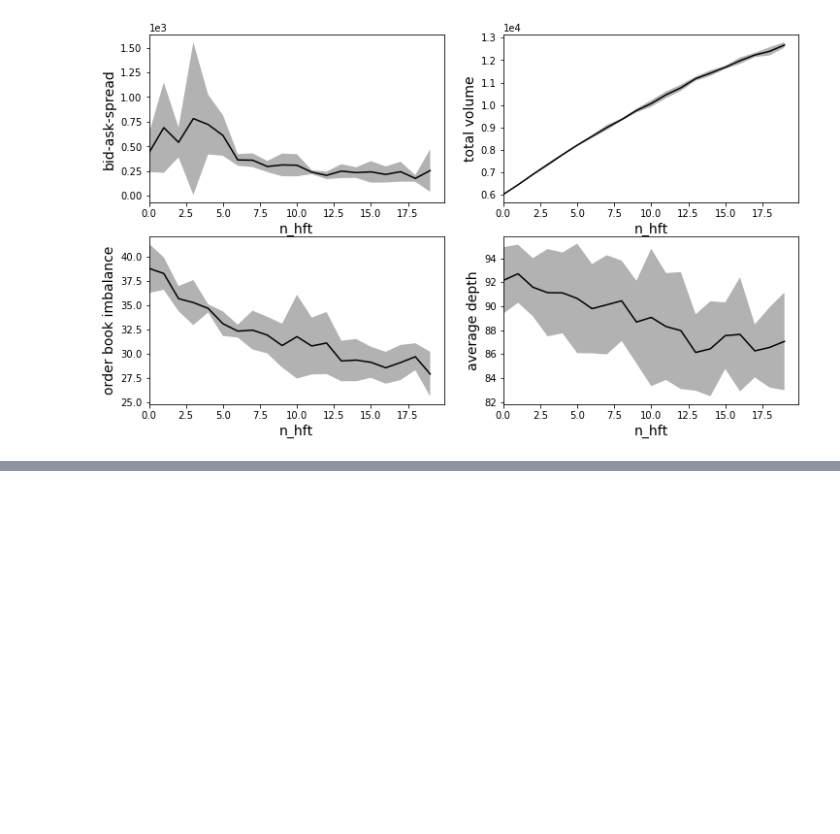
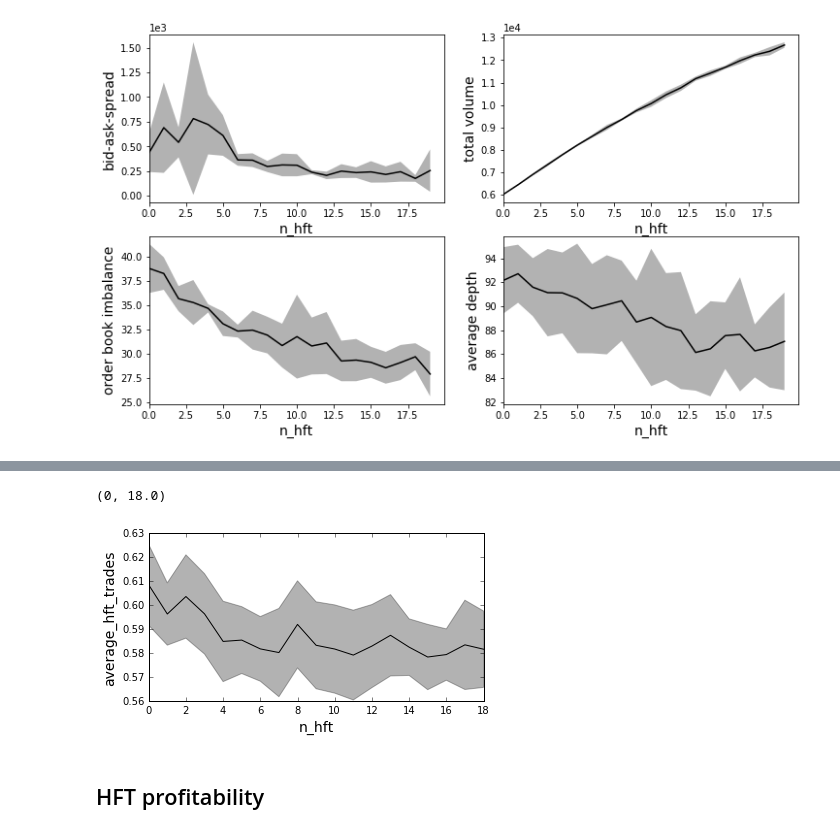
Before and after one commit to joerischasfoort/hfm-abm, a Jupyter notebook: experiments.ipynb, the cells around one changed output, grey strips where cells are left out. Drawn from its saved outputs; the diff is of its cells as text; code cells hidden in the pictures; blank space fills up the shorter version.

```diff
--- a/experiments.ipynb
+++ b/experiments.ipynb
@@ -244,0 +343,42 @@ fig.savefig('predictions.png')
+# %%
+def hft_in_match(match):
+    for buy_sell in match:
+        if 'HFT' in str(buy_sell):
+            return True
+    return False
+# %%
+def prcnt_hft_trading(ob):
+    amount_matched_orders = 0
+    hft_participating_orders = 0
+    for tick in ob.matched_bids_history:
+        amount_matched_orders += len(tick)
+        for match in tick:
+            if hft_in_match(match):
+                hft_participating_orders += 1
+
+    percentage_hft_matches = hft_participating_orders / amount_matched_orders
+    return percentage_hft_matches
+# %%
+def av_perc_hft_trading(obs):
+    percentage_trades_hfm = [prcnt_hft_trading(ob) for ob in obs]
+    return np.mean(percentage_trades_hfm), np.std(percentage_trades_hfm)
+# %%
+average_hft_trades = [av_perc_hft_trading(orderbooks)[0] for orderbooks in obs]
+stds_hft_trades = [av_perc_hft_trading(orderbooks)[1] for orderbooks in obs]
+# %%
+fig, ax1 = plt.subplots(1, 1, figsize=(6,3))
+
+ax1.plot(range(len(average_hft_trades)), average_hft_trades, c='k', label='average_hft_trades')
+ax1.fill_between(range(len(average_hft_trades)),
+                 np.array(average_hft_trades)+np.array(stds_hft_trades),
+                 np.array(average_hft_trades)-np.array(stds_hft_trades),
+                 alpha=0.3, facecolor='black')
+
+ax1.set_ylabel('average_hft_trades', fontsize='14')
+ax1.set_xlabel('n_hft', fontsize='14')
+ax1.set_xlim(xmin=0)
+# %% [output]
+(0, 18.0)
+[figure, added]
+# %% [markdown]
+## HFT profitability
```
Also changed, not shown: parts of 11 cells of this notebook, 2 other files.
